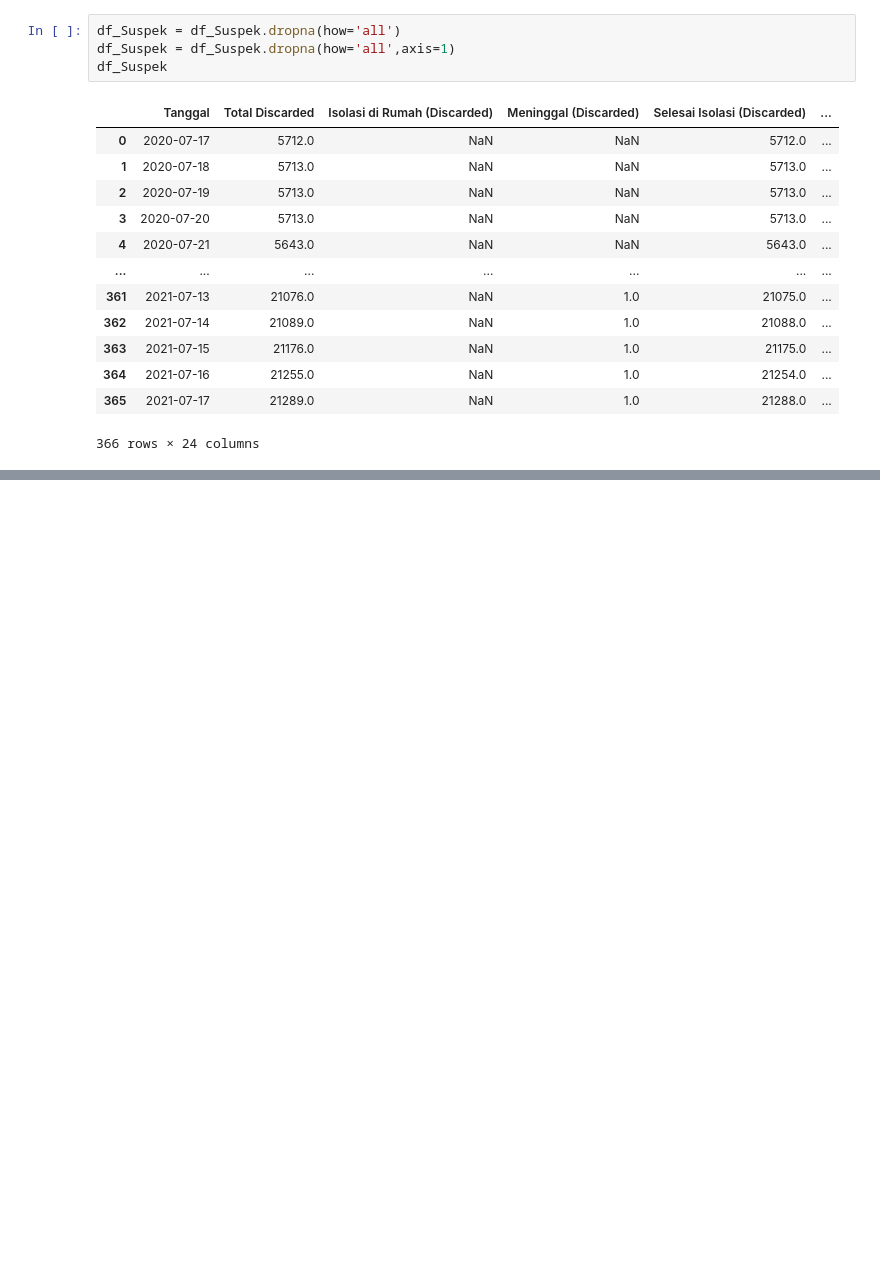
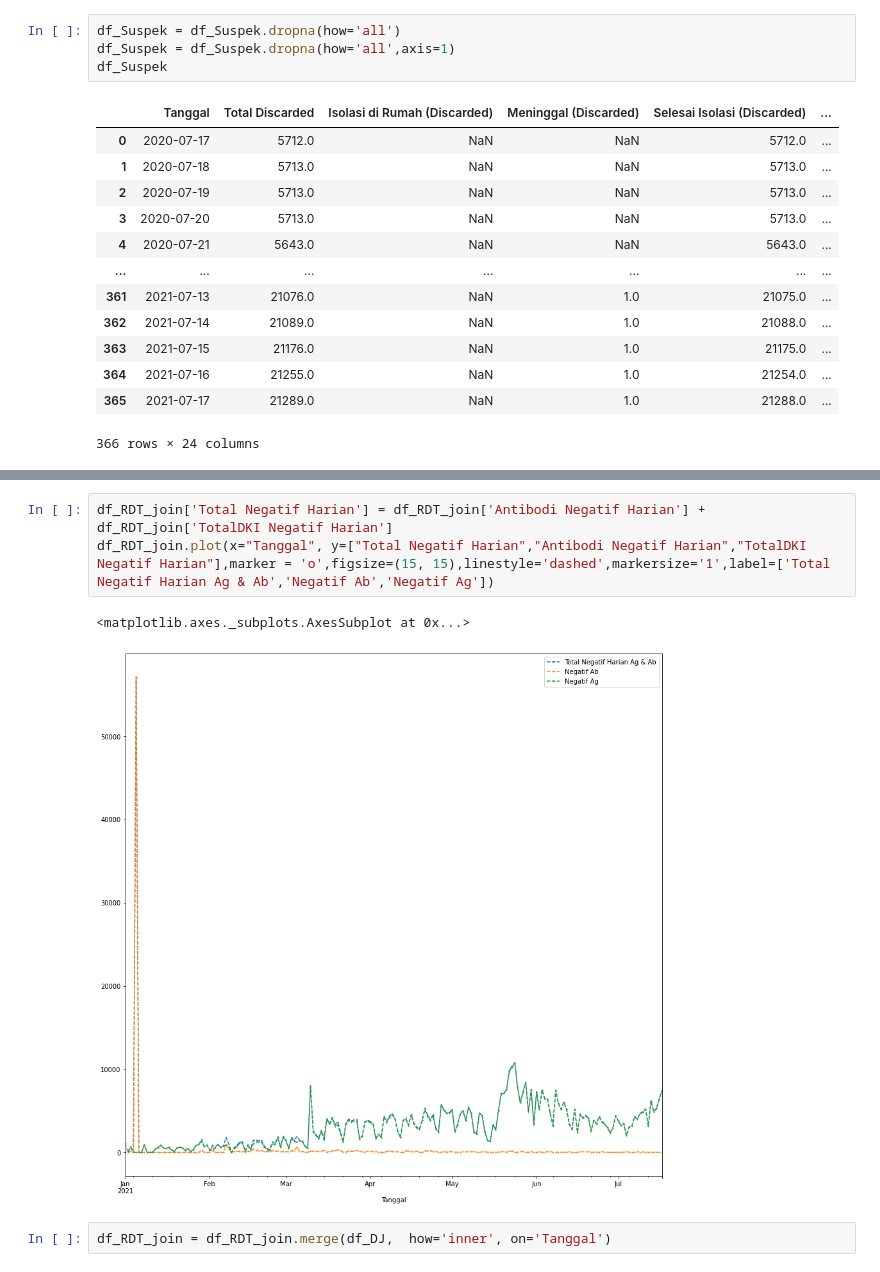
Before and after one commit to StevenTannn/Compfest-DS-Covid, a Jupyter notebook: notebook.ipynb, the cells around one changed output, grey strips where cells are left out. Cells and saved outputs as stored; diff of their text form; blank space fills up the shorter version.

```diff
--- a/notebook.ipynb
+++ b/notebook.ipynb
@@ -526,0 +593,8 @@ df_Suspek
+# %%
+df_RDT_join['Total Negatif Harian'] = df_RDT_join['Antibodi Negatif Harian'] + df_RDT_join['TotalDKI Negatif Harian']
+df_RDT_join.plot(x="Tanggal", y=["Total Negatif Harian","Antibodi Negatif Harian","TotalDKI Negatif Harian"],marker = 'o',figsize=(15, 15),linestyle='dashed',markersize='1',label=['Total Negatif Harian Ag & Ab','Negatif Ab','Negatif Ag'])
+# %% [output]
+<matplotlib.axes._subplots.AxesSubplot at 0x...>
+[figure, added]
+# %%
+df_RDT_join = df_RDT_join.merge(df_DJ,  how='inner', on='Tanggal')
```
Also changed, not shown: parts of 17 cells of this notebook.
